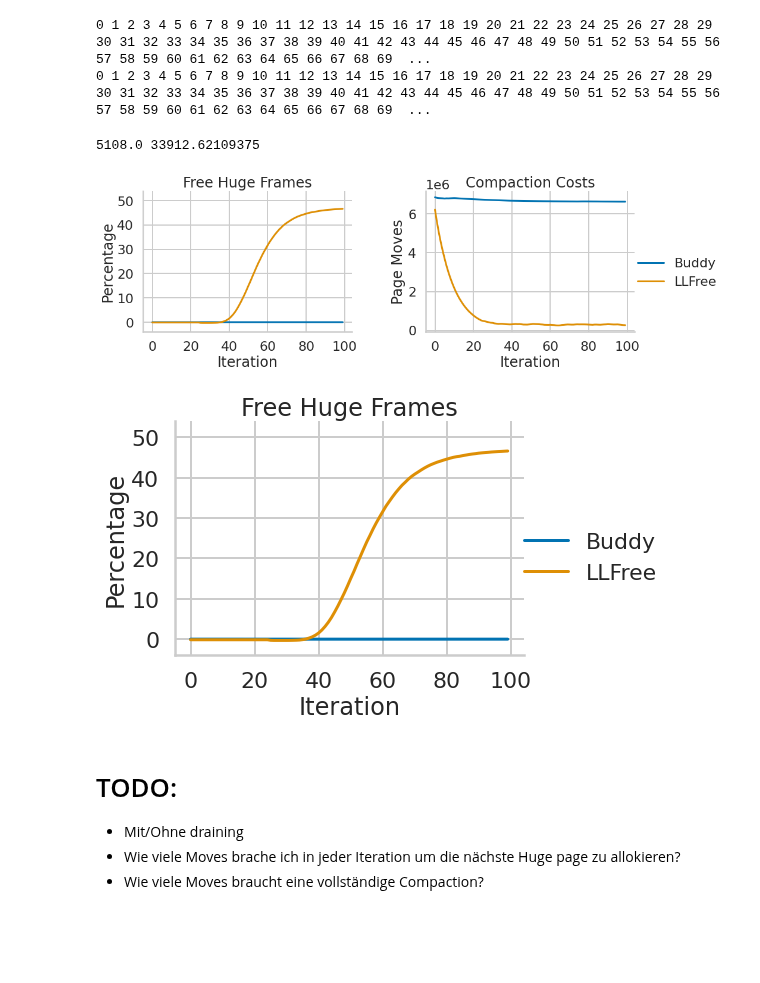
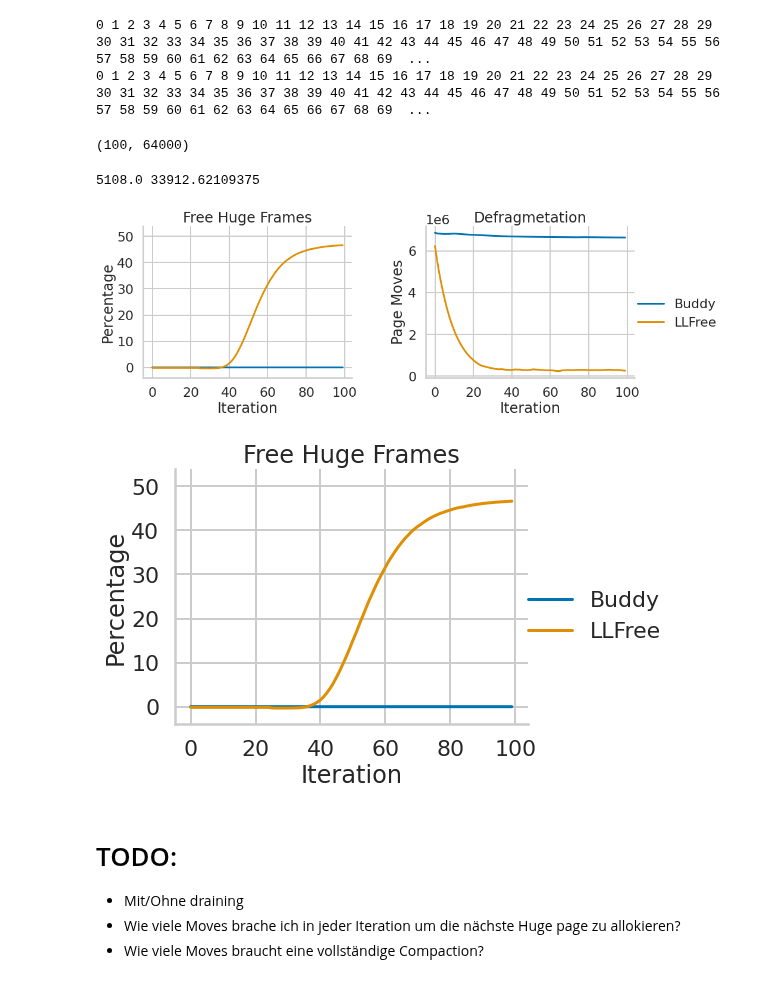
Before and after one commit to luhsra/llfree-bench, a Jupyter notebook: frag.ipynb, the cells around one changed output. Drawn from its saved outputs; the diff is of its cells as text; code cells hidden in the pictures; blank space fills up the shorter version.

Commit message:
:sparkles: Improve frag plots

```diff
--- a/frag.ipynb
+++ b/frag.ipynb
@@ -176,6 +176,10 @@ nvalloc_copies = compaction_copies_per_iteration(nvalloc_data)
 # %% [output]
 0 1 2 3 4 5 6 7 8 9 10 11 12 13 14 15 16 17 18 19 20 21 22 23 24 25 26 27 28 29 30 31 32 33 34 35 36 37 38 39 40 41 42 43 44 45 46 47 48 49 50 51 52 53 54 55 56 57 58 59 60 61 62 63 64 65 66 67 68 69  ...
 0 1 2 3 4 5 6 7 8 9 10 11 12 13 14 15 16 17 18 19 20 21 22 23 24 25 26 27 28 29 30 31 32 33 34 35 36 37 38 39 40 41 42 43 44 45 46 47 48 49 50 51 52 53 54 55 56 57 58 59 60 61 62 63 64 65 66 67 68 69  ...
+# %%
+print(buddy_data.shape)
+# %% [output]
+(100, 64000)
 # %%
 # Hugepages
 bdata = pd.read_csv(buddy / "out.csv")
@@ -200,40 +204,40 @@ huge["count"] /= (possible - initial) / 50 # normalize
 bdata = buddy_copies.copy()
 bdata.columns = ["Buddy"]
 bdata["iter"] = bdata.index
 ldata = nvalloc_copies.copy()
 ldata.columns = ["LLFree"]
 ldata["iter"] = ldata.index
 
 move = pd.concat([bdata, ldata])
 move = move.melt(["iter"], value_vars=["Buddy", "LLFree"],
                  value_name="count", var_name="alloc")
-move["type"] = "Compaction Costs"
+move["type"] = "Defragmetation"
 
 # Combined
 data = pd.concat([huge, move])
 with sns.plotting_context("poster"):
     g = sns.FacetGrid(data, col="type", sharey=False, height=5.5, aspect=1.2)
     g.map_dataframe(sns.lineplot, x="iter", y="count", hue="alloc")
     g.set_titles(col_template="{col_name}")
     g.axes_dict["Free Huge Frames"].set(ylim=(-4, 54))
     g.set_xlabels("Iteration")
     g.set_ylabels("Percentage", clear_inner=False)
     g.set(xticks=[x * 20 for x in range(6)])
     g.set()
     g.add_legend()
     g.figure.subplots_adjust(wspace=0.35)
-    g.axes_dict["Compaction Costs"].set(ylabel="Page Moves")
+    g.axes_dict["Defragmetation"].set(ylabel="Page Moves")
     g.axes_dict["Free Huge Frames"].set(yticks=[10 * x for x in range(6)])
     g.savefig("out/frag.pdf")
 
 save_dref("frag", ["type", "alloc", "iter"], data)
 # %% [output]
 5108.0 33912.62109375
-[figure, old version]
+[figure, new version]
 # %%
 # Combined
 with sns.plotting_context("poster"):
-    g = sns.FacetGrid(data[data["type"] == "Free Huge Frames"], col="type", sharey=False, height=5.2, aspect=1.29)
+    g = sns.FacetGrid(data[data["type"] == "Free Huge Frames"], col="type", sharey=False, height=5.5, aspect=1.23)
     g.map_dataframe(sns.lineplot, x="iter", y="count", hue="alloc")
     g.set_titles(col_template="{col_name}")
     g.axes_dict["Free Huge Frames"].set(ylim=(-4, 54))
@@ -246,7 +250,7 @@ with sns.plotting_context("poster"):
     g.axes_dict["Free Huge Frames"].set(yticks=[10 * x for x in range(6)])
     g.savefig("out/frag_huge.pdf")
 # %% [output]
-[figure, old version]
+[figure, new version]
 # %% [markdown]
 # TODO:
 
```
Also changed, not shown: 3 other files.
